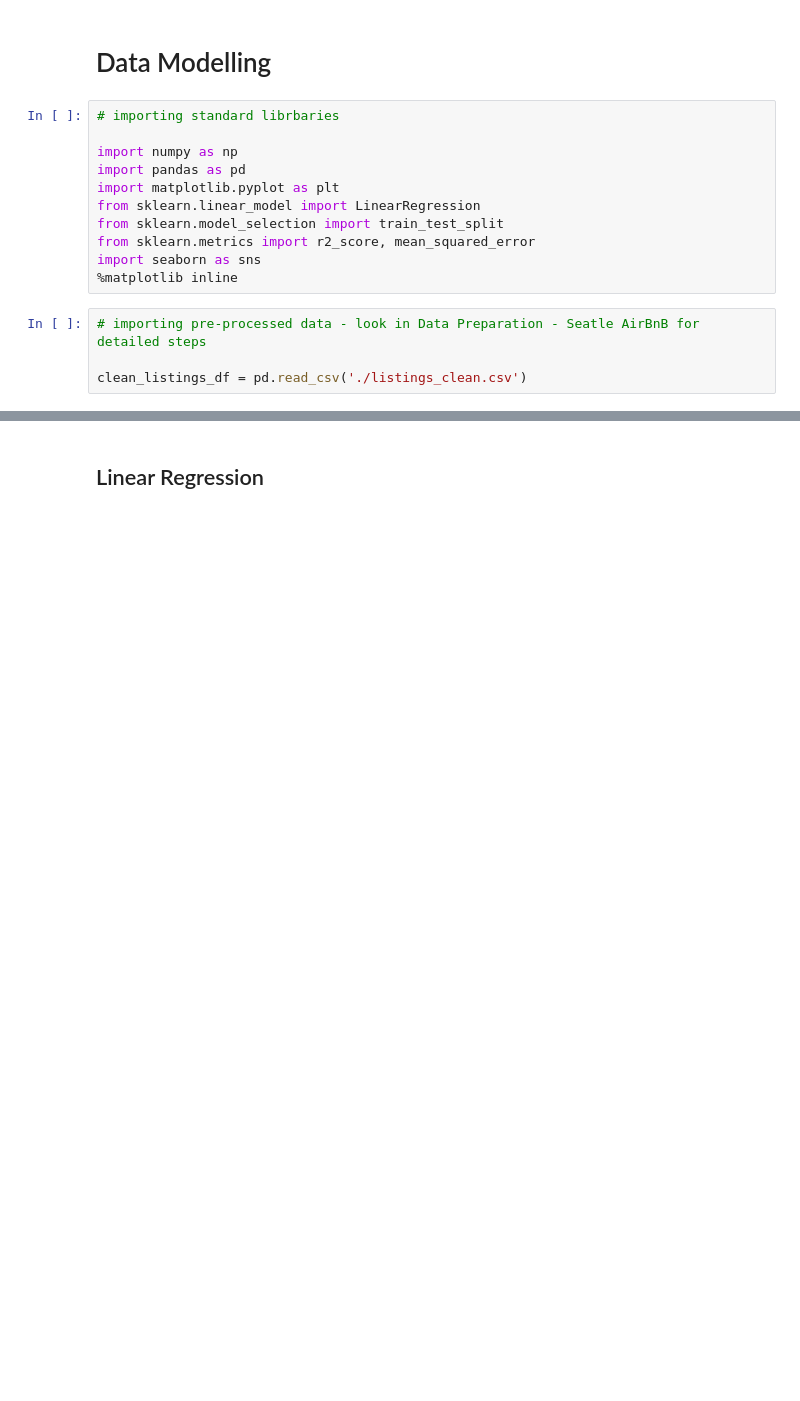
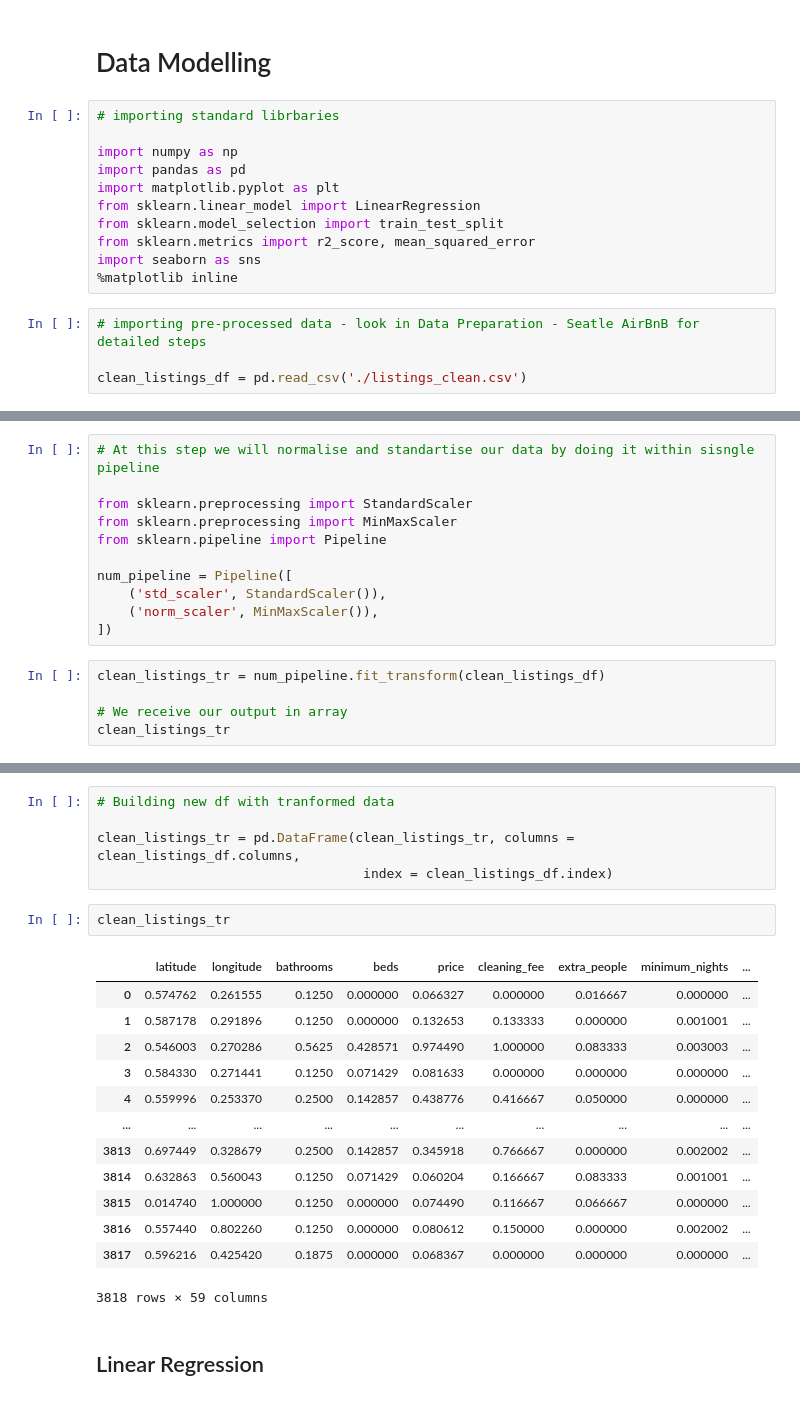
Before and after one commit to Olek-ua/Seattle_Project, a Jupyter notebook: Data Modelling.ipynb, the cells around one changed output, grey strips where cells are left out. Saved outputs shown, nothing was run; the diff lists cells and outputs as text; blank space fills up the shorter version.

```diff
--- a/Data Modelling.ipynb
+++ b/Data Modelling.ipynb
@@ -37,0 +40,16 @@ clean_listings_df.columns.to_list()
+# %%
+# At this step we will normalise and standartise our data by doing it within sisngle pipeline
+
+from sklearn.preprocessing import StandardScaler
+from sklearn.preprocessing import MinMaxScaler
+from sklearn.pipeline import Pipeline
+
+num_pipeline = Pipeline([
+    ('std_scaler', StandardScaler()),
+    ('norm_scaler', MinMaxScaler()),
+])
+# %%
+clean_listings_tr = num_pipeline.fit_transform(clean_listings_df)
+
+# We receive our output in array
+clean_listings_tr
@@ -38,3 +70,24 @@ clean_listings_df.columns.to_list()
+# %%
+# Building new df with tranformed data
+
+clean_listings_tr = pd.DataFrame(clean_listings_tr, columns = clean_listings_df.columns,
+                                  index = clean_listings_df.index)
+# %%
+clean_listings_tr
+# %% [output]
+|  | latitude | longitude | bathrooms | beds | price | cleaning_fee | extra_people | minimum_nights | ... |
+| 0 | 0.574762 | 0.261555 | 0.1250 | 0.000000 | 0.066327 | 0.000000 | 0.016667 | 0.000000 | ... |
+| 1 | 0.587178 | 0.291896 | 0.1250 | 0.000000 | 0.132653 | 0.133333 | 0.000000 | 0.001001 | ... |
+| 2 | 0.546003 | 0.270286 | 0.5625 | 0.428571 | 0.974490 | 1.000000 | 0.083333 | 0.003003 | ... |
+| 3 | 0.584330 | 0.271441 | 0.1250 | 0.071429 | 0.081633 | 0.000000 | 0.000000 | 0.000000 | ... |
+| 4 | 0.559996 | 0.253370 | 0.2500 | 0.142857 | 0.438776 | 0.416667 | 0.050000 | 0.000000 | ... |
+| ... | ... | ... | ... | ... | ... | ... | ... | ... | ... |
+| 3813 | 0.697449 | 0.328679 | 0.2500 | 0.142857 | 0.345918 | 0.766667 | 0.000000 | 0.002002 | ... |
+| 3814 | 0.632863 | 0.560043 | 0.1250 | 0.071429 | 0.060204 | 0.166667 | 0.083333 | 0.001001 | ... |
+| 3815 | 0.014740 | 1.000000 | 0.1250 | 0.000000 | 0.074490 | 0.116667 | 0.066667 | 0.000000 | ... |
+| 3816 | 0.557440 | 0.802260 | 0.1250 | 0.000000 | 0.080612 | 0.150000 | 0.000000 | 0.002002 | ... |
+| 3817 | 0.596216 | 0.425420 | 0.1875 | 0.000000 | 0.068367 | 0.000000 | 0.000000 | 0.000000 | ... |
+3818 rows × 59 columns
 # %% [markdown]
 ## Linear Regression
 # %%
```
Also changed, not shown: parts of 14 cells of this notebook.
